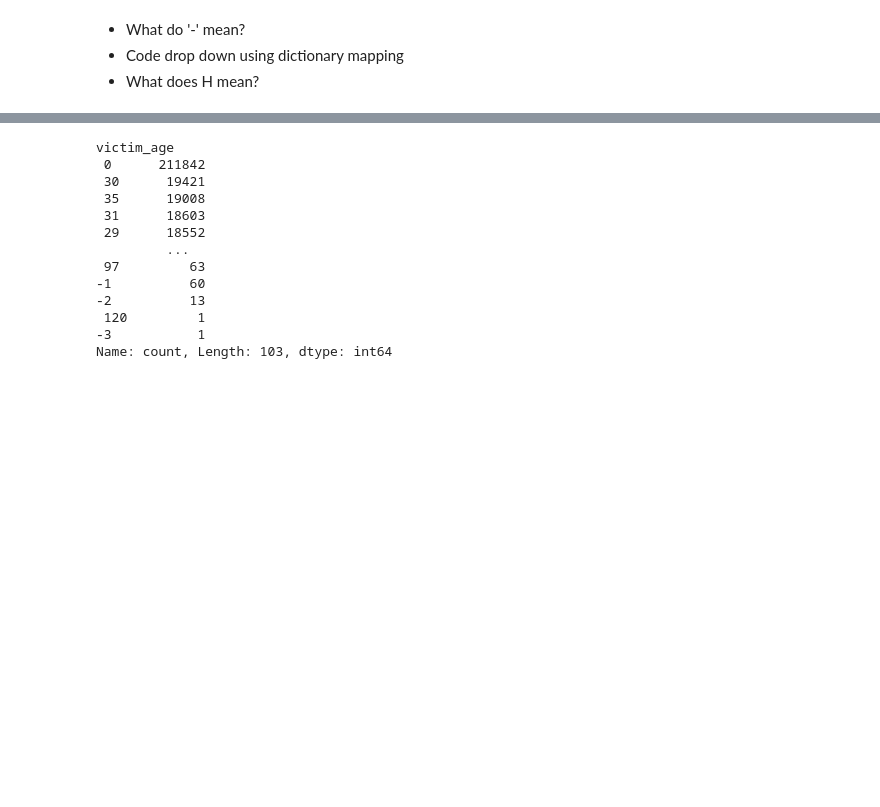
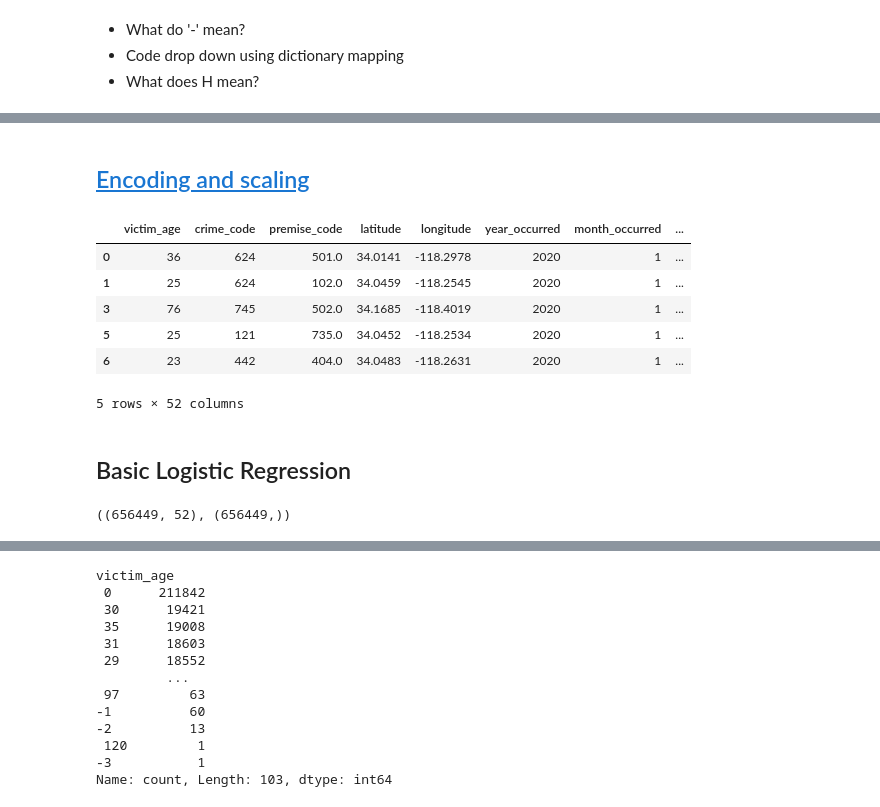
Before and after one commit to cris-sun/safe_live, a Jupyter notebook: notebooks/svm.ipynb, the cells around one changed output, grey strips where cells are left out. Drawn from its saved outputs; the diff is of its cells as text; code cells hidden in the pictures; blank space fills up the shorter version.

```diff
--- a/notebooks/svm.ipynb
+++ b/notebooks/svm.ipynb
@@ -218,0 +89,3 @@ y = df['crime_description']
+# %%
+# lower case
+df.crime_description = df.crime_description.str.lower()
@@ -218,0 +189,3 @@ y = df['crime_description']
+# %%
+# Drop null values in Premise code
+df = df.dropna(subset=['premise_code'])
@@ -218,0 +228,12 @@ y = df['crime_description']
+# %%
+# Features that lack relevance
+irrelevant_cols = df[['division_number', 'date_reported', 'reporting_district', 'part', 'modus_operandi', 'status', 'status_description', 'crime_code_1',
+       'crime_code_2', 'crime_code_3', 'crime_code_4','cross_street']]
+
+# Features that are duplicates of numerical features (e.g. description vs code))
+cat_duplicates = df[['area_name', 'crime_description', 'premise_description', 'weapon_description', 'location']]
+num_duplicates = df[['weapon_code', 'date_occurred']]
+
+
+X = df[['victim_age', 'crime_code', 'victim_sex', 'victim_descent', 'premise_code', 'latitude', 'longitude', 'weapon_type', 'year_occurred',
+       'month_occurred', 'day_occurred', 'hour_occurred', 'time_of_day' ]]
@@ -218,0 +254,17 @@ y = df['crime_description']
+# %% [markdown]
+## <a id='toc2_3_'></a>[Encoding and scaling](#toc0_)
+# %%
+num_values = X.select_dtypes(include=['number'])
+cat_values = X.select_dtypes(include=['object'])
+# %%
+X_cat_encoded = pd.get_dummies(X, columns=cat_values.columns)
+X_cat_encoded = X_cat_encoded.replace({True: 1, False: 0})
+X_cat_encoded.head()
+# %% [output]
+|  | victim_age | crime_code | premise_code | latitude | longitude | year_occurred | month_occurred | ... |
+| 0 | 36 | 624 | 501.0 | 34.0141 | -118.2978 | 2020 | 1 | ... |
+| 1 | 25 | 624 | 102.0 | 34.0459 | -118.2545 | 2020 | 1 | ... |
+| 3 | 76 | 745 | 502.0 | 34.1685 | -118.4019 | 2020 | 1 | ... |
+| 5 | 25 | 121 | 735.0 | 34.0452 | -118.2534 | 2020 | 1 | ... |
+| 6 | 23 | 442 | 404.0 | 34.0483 | -118.2631 | 2020 | 1 | ... |
+5 rows × 52 columns
@@ -218,0 +275,6 @@ y = df['crime_description']
+# %% [markdown]
+## Basic Logistic Regression
+# %%
+X_scaled.shape, y.shape
+# %% [output]
+((656449, 52), (656449,))
```
Also changed, not shown: parts of 49 cells of this notebook.
